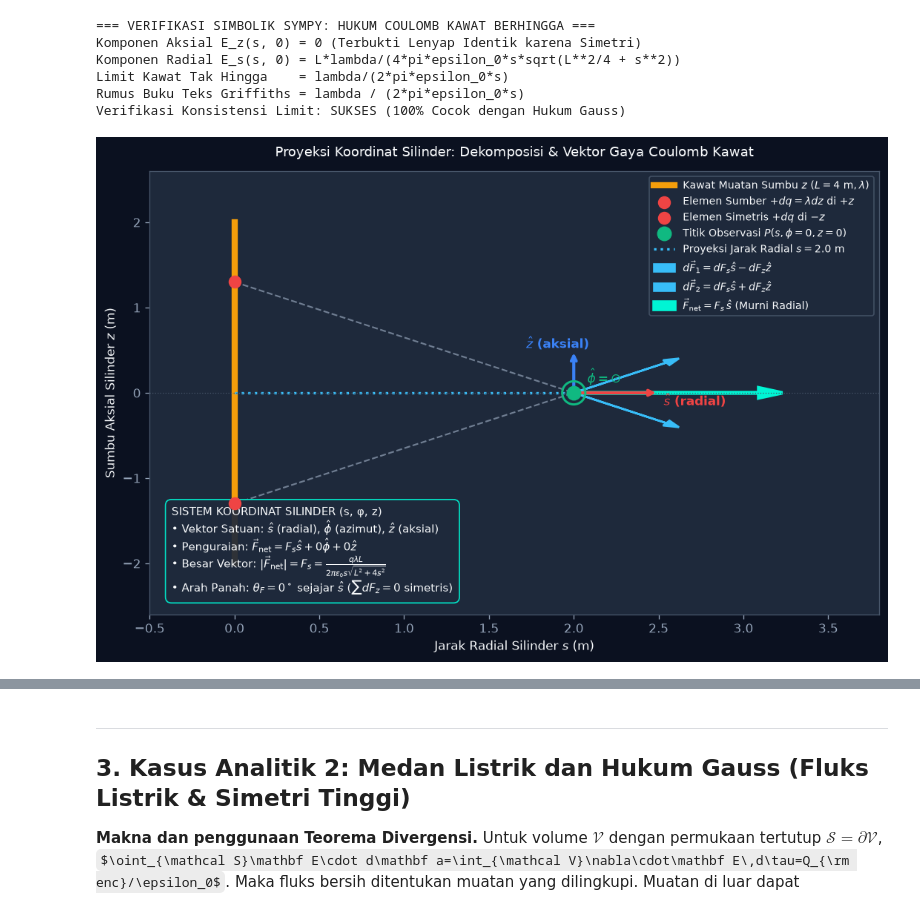
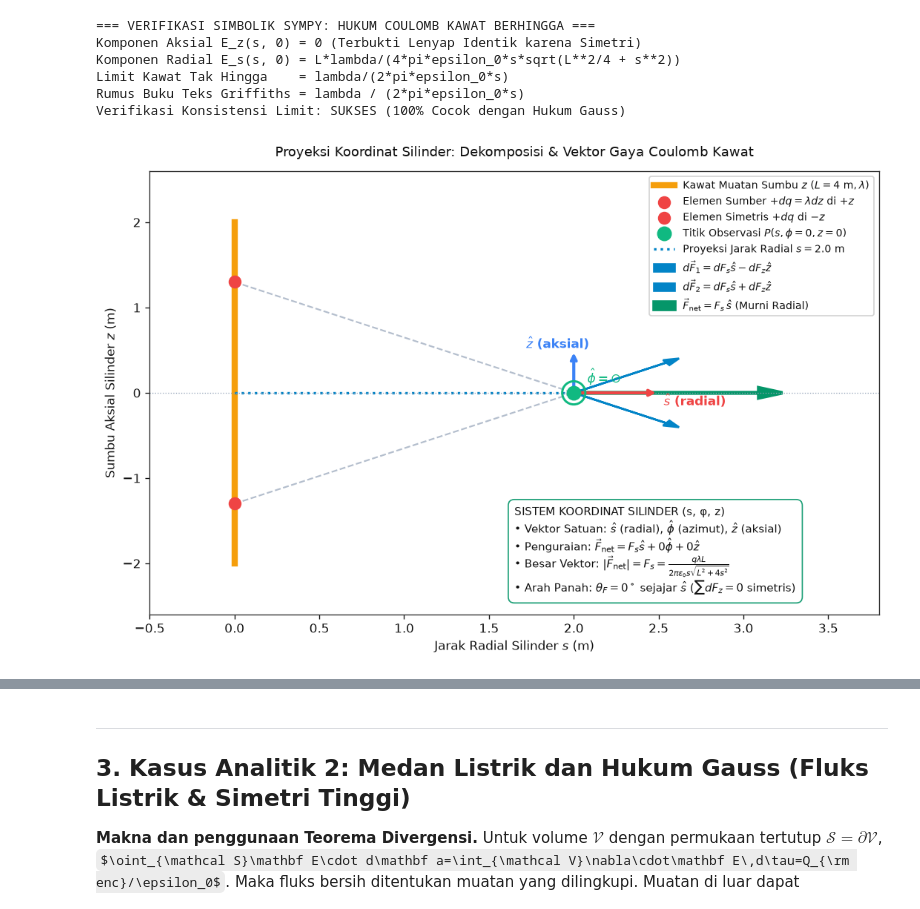
Before and after one commit to rootasgard/electrodynamic, a Jupyter notebook: elektrostatik.ipynb, the cells around one changed output, grey strips where cells are left out. Drawn from its saved outputs; the diff is of its cells as text; code cells hidden in the pictures; some formulas as TeX source.

```diff
--- a/elektrostatik.ipynb
+++ b/elektrostatik.ipynb
@@ -704,7 +460,7 @@ ax.scatter([0], [-zp_pos], color='#ef4444', s=90, zorder=6, label=r'Elemen Simet
 ax.scatter([s_val], [0], color='#10b981', s=120, zorder=7, label=r'Titik Observasi $P(s, \phi=0, z=0)$')
 
 # Proyeksi koordinat silinder: Jarak radial s dan garis jarak separasi
-ax.plot([0, s_val], [0, 0], color='#38bdf8', ls=':', lw=2, label=r'Proyeksi Jarak Radial $s = 2.0\text{ m}$')
+ax.plot([0, s_val], [0, 0], color='#0284c7', ls=':', lw=2, label=r'Proyeksi Jarak Radial $s = 2.0\text{ m}$')
 ax.plot([0, s_val], [zp_pos, 0], color='#94a3b8', ls='--', lw=1.3, alpha=0.7)
 ax.plot([0, s_val], [-zp_pos, 0], color='#94a3b8', ls='--', lw=1.3, alpha=0.7)
 
@@ -722,40 +478,40 @@ ax.text(s_val - 0.28, 0.52, r'$\hat{z}$ (aksial)', color='#3b82f6', fontweight='
 # 3. Basis azimut phi_hat (menembus bidang keluar)
 ax.scatter([s_val], [0], facecolors='none', edgecolors='#10b981', s=350, lw=1.8, zorder=8)
 ax.text(s_val + 0.08, 0.12, r'$\hat{\phi} = \odot$', color='#10b981', fontweight='bold', fontsize=10)
 
 # Penguraian vektor gaya Coulomb dF
 theta = np.arctan2(zp_pos, s_val)
 dF = 0.65
 ax.arrow(s_val, 0, dF*np.cos(theta), -dF*np.sin(theta), head_width=0.07, head_length=0.09,
-         fc='#38bdf8', ec='#38bdf8', lw=1.6, label=r'$d\vec{F}_1 = dF_s\hat{s} - dF_z\hat{z}$')
+         fc='#0284c7', ec='#0284c7', lw=1.6, label=r'$d\vec{F}_1 = dF_s\hat{s} - dF_z\hat{z}$')
 ax.arrow(s_val, 0, dF*np.cos(theta), dF*np.sin(theta), head_width=0.07, head_length=0.09,
-         fc='#38bdf8', ec='#38bdf8', lw=1.6, label=r'$d\vec{F}_2 = dF_s\hat{s} + dF_z\hat{z}$')
+         fc='#0284c7', ec='#0284c7', lw=1.6, label=r'$d\vec{F}_2 = dF_s\hat{s} + dF_z\hat{z}$')
 
 # Resultan total murni arah radial
 ax.arrow(s_val, 0, 2*dF*np.cos(theta), 0, head_width=0.12, head_length=0.14,
-         fc='#00f5d4', ec='#00f5d4', lw=2.8, label=r'$\vec{F}_{\text{net}} = F_s\,\hat{s}$ (Murni Radial)')
+         fc='#059669', ec='#059669', lw=2.8, label=r'$\vec{F}_{\text{net}} = F_s\,\hat{s}$ (Murni Radial)')
 
 # Info card: Sistem Koordinat, Vektor Satuan, Besar Vektor, dan Arah Panah
 info_txt = (
     "SISTEM KOORDINAT SILINDER (s, φ, z)\n"
     r"• Vektor Satuan: $\hat{s}$ (radial), $\hat{\phi}$ (azimut), $\hat{z}$ (aksial)" + "\n"
     r"• Penguraian: $\vec{F}_{\mathrm{net}} = F_s\hat{s} + 0\hat{\phi} + 0\hat{z}$" + "\n"
     r"• Besar Vektor: $|\vec{F}_{\mathrm{net}}| = F_s = \frac{q\lambda L}{2\pi\epsilon_0 s\sqrt{L^2+4s^2}}$" + "\n"
     r"• Arah Panah: $\theta_F = 0^\circ$ sejajar $\hat{s}$ ($\sum dF_z = 0$ simetris)"
 )
-ax.text(0.03, 0.04, info_txt, transform=ax.transAxes, fontsize=9,
-        bbox=dict(boxstyle='round,pad=0.55', facecolor='#1e293b', edgecolor='#00f5d4', alpha=0.92),
+ax.text(0.5, 0.04, info_txt, transform=ax.transAxes, fontsize=9,
+        bbox=dict(boxstyle='round,pad=0.55', facecolor='white', edgecolor='#059669', alpha=0.92),
         va='bottom', ha='left')
 
-ax.set_title('Proyeksi Koordinat Silinder: Dekomposisi & Vektor Gaya Coulomb Kawat', fontsize=11, color='#f8fafc', pad=12)
+ax.set_title('Proyeksi Koordinat Silinder: Dekomposisi & Vektor Gaya Coulomb Kawat', fontsize=11, color='#111111', pad=12)
 ax.set_xlabel('Jarak Radial Silinder $s$ (m)', fontsize=10)
 ax.set_ylabel('Sumbu Aksial Silinder $z$ (m)', fontsize=10)
 ax.set_xlim(-0.5, 3.8)
 ax.set_ylim(-2.6, 2.6)
-ax.axhline(0, color='#475569', lw=0.8, ls=':')
-ax.legend(loc='upper right', framealpha=0.88, facecolor='#1e293b', edgecolor='#475569', fontsize=8.5)
+ax.axhline(0, color='#94a3b8', lw=0.8, ls=':')
+ax.legend(loc='upper right', framealpha=0.88, facecolor='white', edgecolor='#cccccc', fontsize=8.5)
 plt.tight_layout()
 plt.show()
 # %% [output]
-[figure, old version]
+[figure, new version]
 # %%
```
Also changed, not shown: parts of 13 cells of this notebook, 1 other file.
